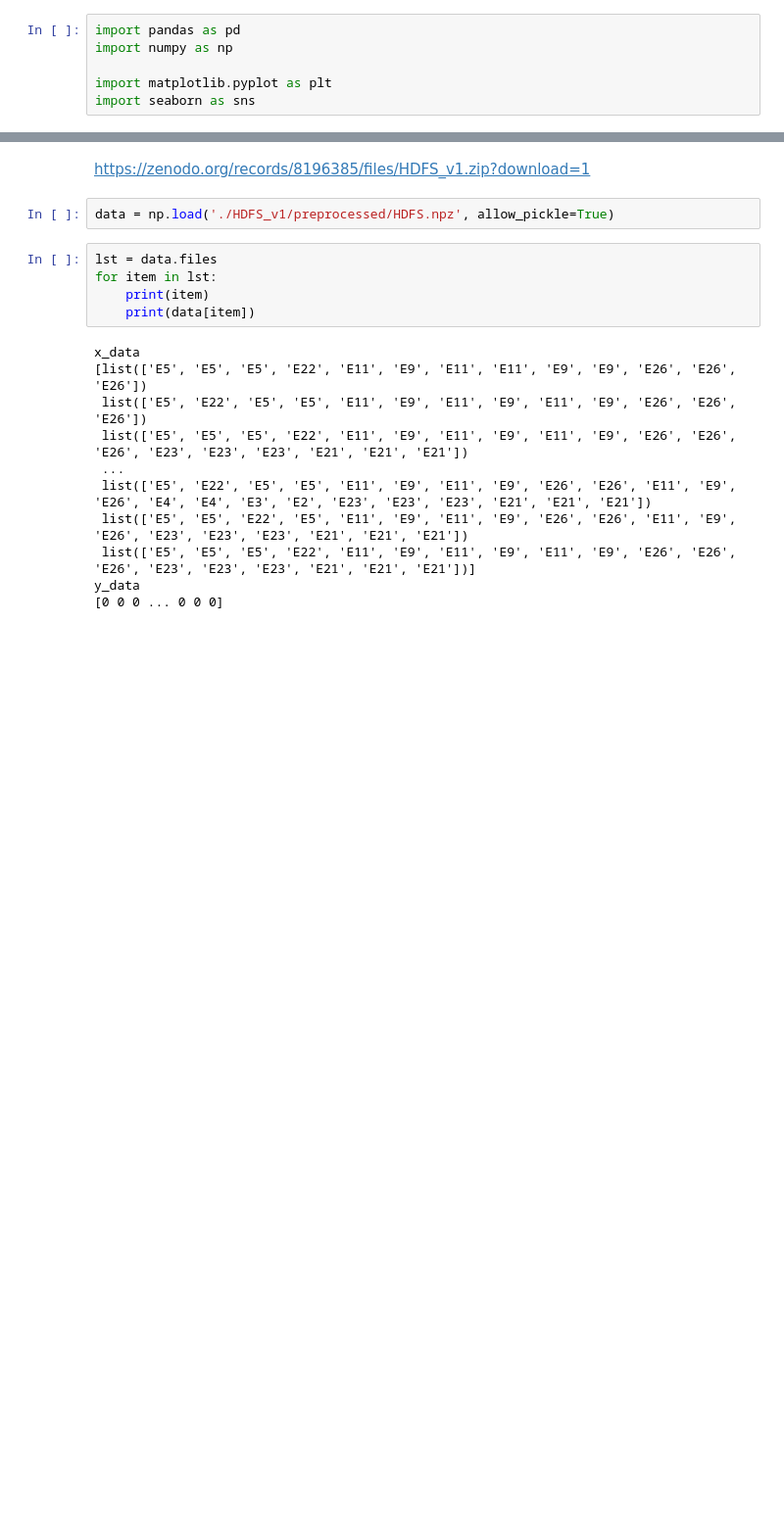
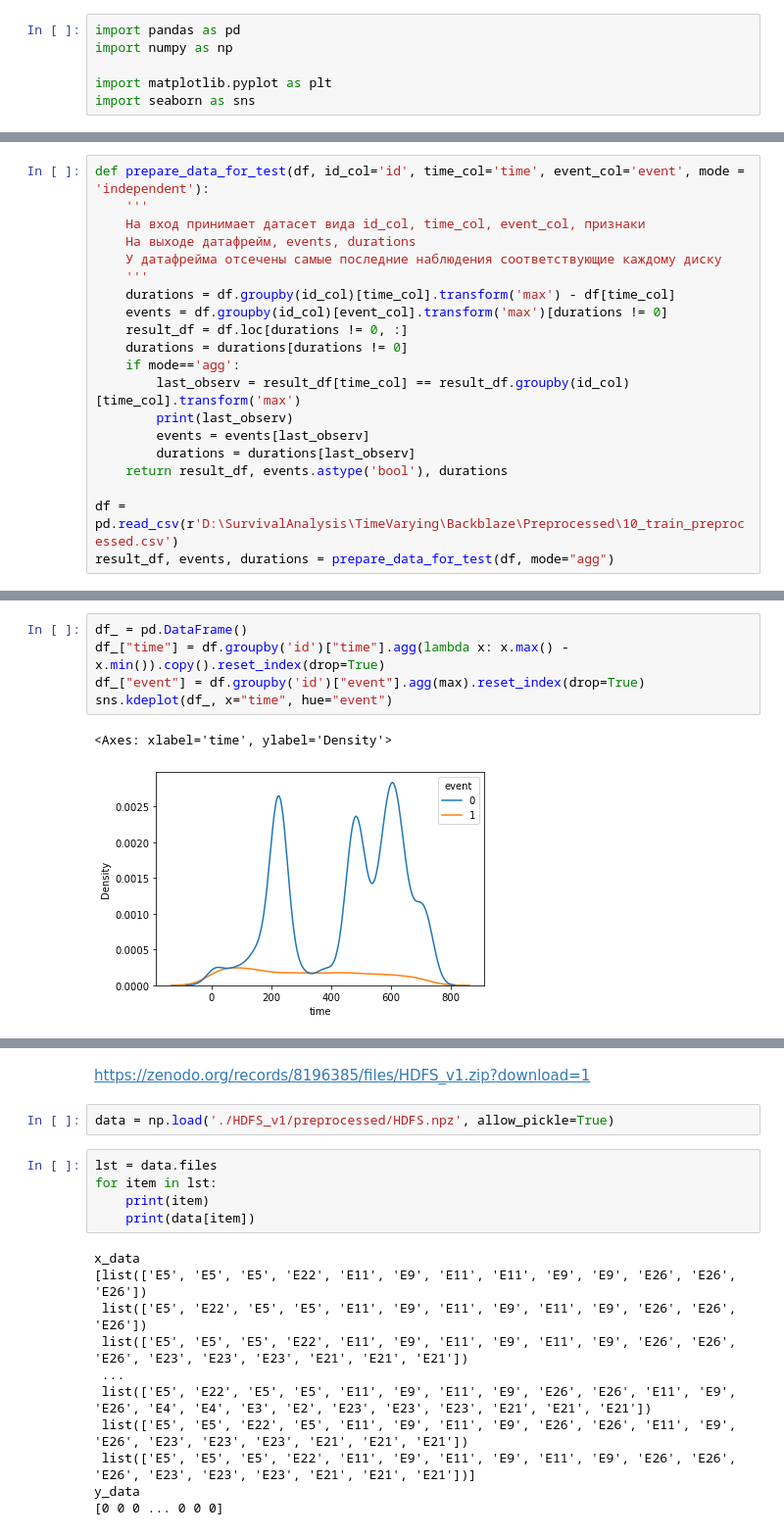
Before and after one commit to iuliivasilev/sys-ttf, a Jupyter notebook: data/HDFS_EDA.ipynb, the cells around one changed output, grey strips where cells are left out. Shown at 98% size. Drawn from its saved outputs; the diff is of its cells as text; blank space fills up the shorter version.

```diff
--- a/data/HDFS_EDA.ipynb
+++ b/data/HDFS_EDA.ipynb
@@ -6,0 +47,20 @@ import seaborn as sns
+# %%
+def prepare_data_for_test(df, id_col='id', time_col='time', event_col='event', mode = 'independent'):
+    '''
+    На вход принимает датасет вида id_col, time_col, event_col, признаки
+    На выходе датафрейм, events, durations
+    У датафрейма отсечены самые последние наблюдения соответствующие каждому диску
+    '''
+    durations = df.groupby(id_col)[time_col].transform('max') - df[time_col]
+    events = df.groupby(id_col)[event_col].transform('max')[durations != 0]
+    result_df = df.loc[durations != 0, :]
+    durations = durations[durations != 0]
+    if mode=='agg':
+        last_observ = result_df[time_col] == result_df.groupby(id_col)[time_col].transform('max')
+        print(last_observ)
+        events = events[last_observ]
+        durations = durations[last_observ]
+    return result_df, events.astype('bool'), durations
+
+df = pd.read_csv(r'D:\SurvivalAnalysis\TimeVarying\Backblaze\Preprocessed\10_train_preprocessed.csv')
+result_df, events, durations = prepare_data_for_test(df, mode="agg")
@@ -6,0 +127,8 @@ import seaborn as sns
+# %%
+df_ = pd.DataFrame()
+df_["time"] = df.groupby('id')["time"].agg(lambda x: x.max() - x.min()).copy().reset_index(drop=True)
+df_["event"] = df.groupby('id')["event"].agg(max).reset_index(drop=True)
+sns.kdeplot(df_, x="time", hue="event")
+# %% [output]
+<Axes: xlabel='time', ylabel='Density'>
+[figure, added]
```
Also changed, not shown: parts of 15 cells of this notebook.
